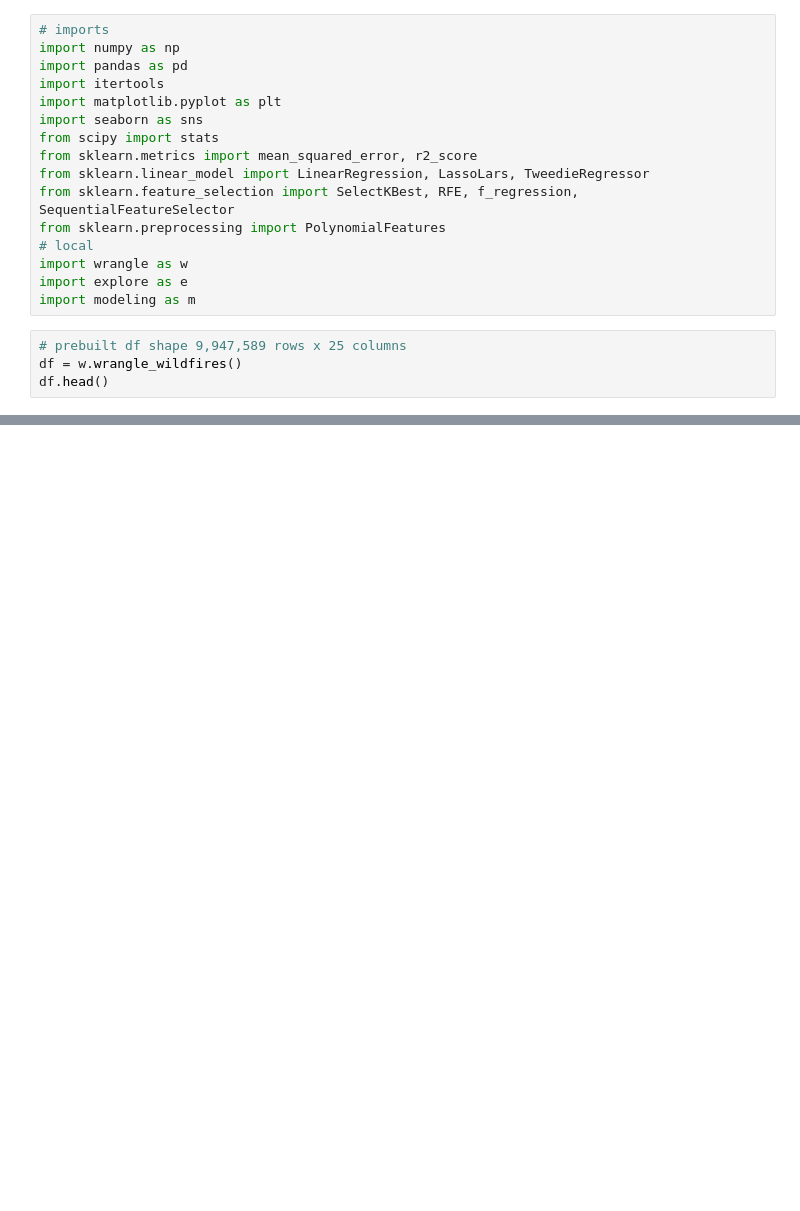
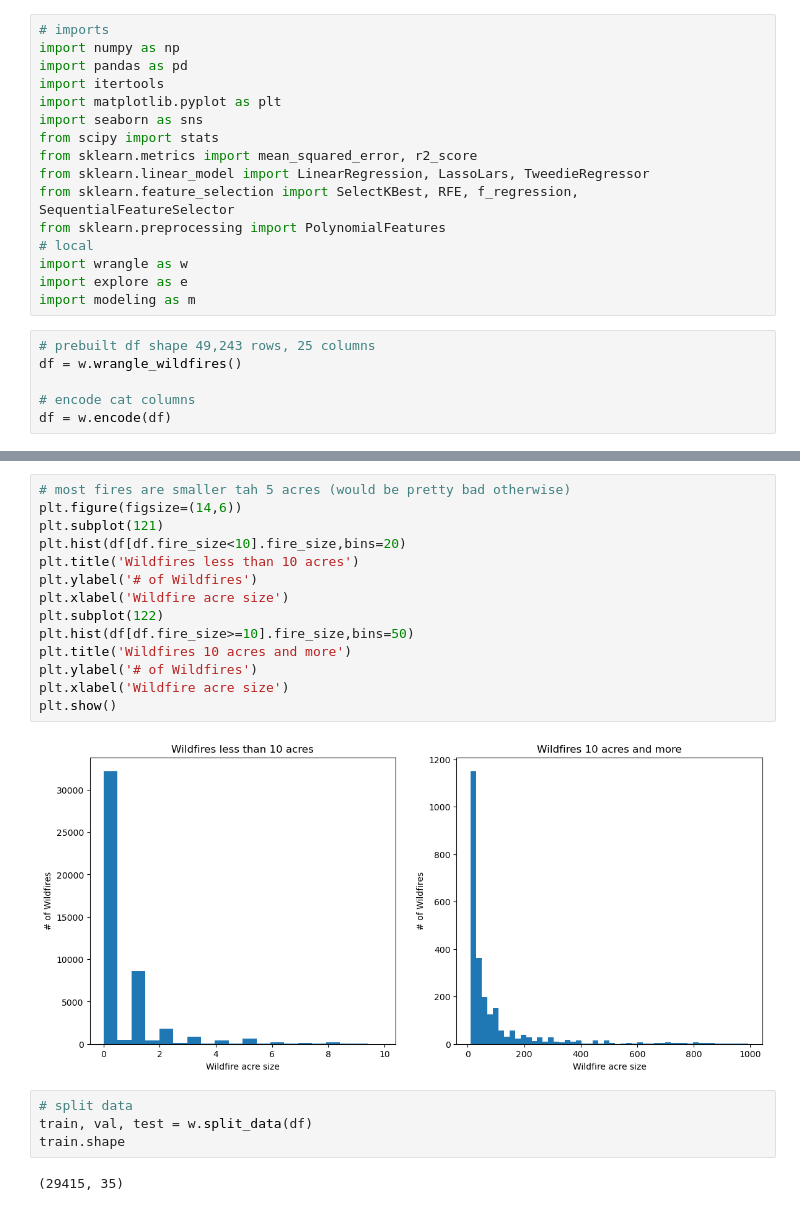
Before and after one commit to tkephart96/ca_wildfires, a Jupyter notebook: mvp.ipynb, the cells around one changed output, grey strips where cells are left out. Saved outputs shown, nothing was run; the diff lists cells and outputs as text; blank space fills up the shorter version.

```diff
--- a/mvp.ipynb
+++ b/mvp.ipynb
@@ -15,6 +15,8 @@ import wrangle as w
 import explore as e
 import modeling as m
 # %%
-# prebuilt df shape 9,947,589 rows x 25 columns
+# prebuilt df shape 49,243 rows, 25 columns
 df = w.wrangle_wildfires()
-df.head()
+
+# encode cat columns
+df = w.encode(df)
@@ -28,0 +33,22 @@ df.head()
+# %%
+# most fires are smaller tah 5 acres (would be pretty bad otherwise)
+plt.figure(figsize=(14,6))
+plt.subplot(121)
+plt.hist(df[df.fire_size<10].fire_size,bins=20)
+plt.title('Wildfires less than 10 acres')
+plt.ylabel('# of Wildfires')
+plt.xlabel('Wildfire acre size')
+plt.subplot(122)
+plt.hist(df[df.fire_size>=10].fire_size,bins=50)
+plt.title('Wildfires 10 acres and more')
+plt.ylabel('# of Wildfires')
+plt.xlabel('Wildfire acre size')
+plt.show()
+# %% [output]
+[figure, added]
+# %%
+# split data
+train, val, test = w.split_data(df)
+train.shape
+# %% [output]
+(29415, 35)
```
Also changed, not shown: parts of 12 cells of this notebook, 6 other files.
